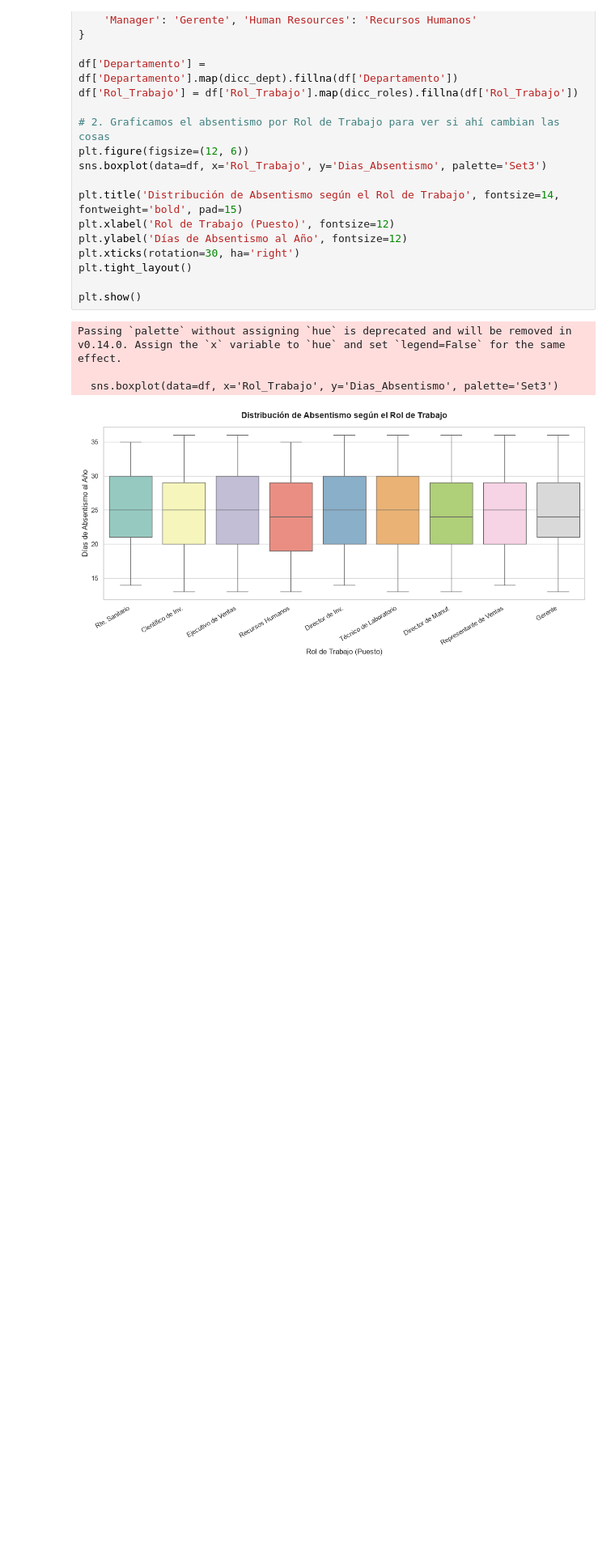
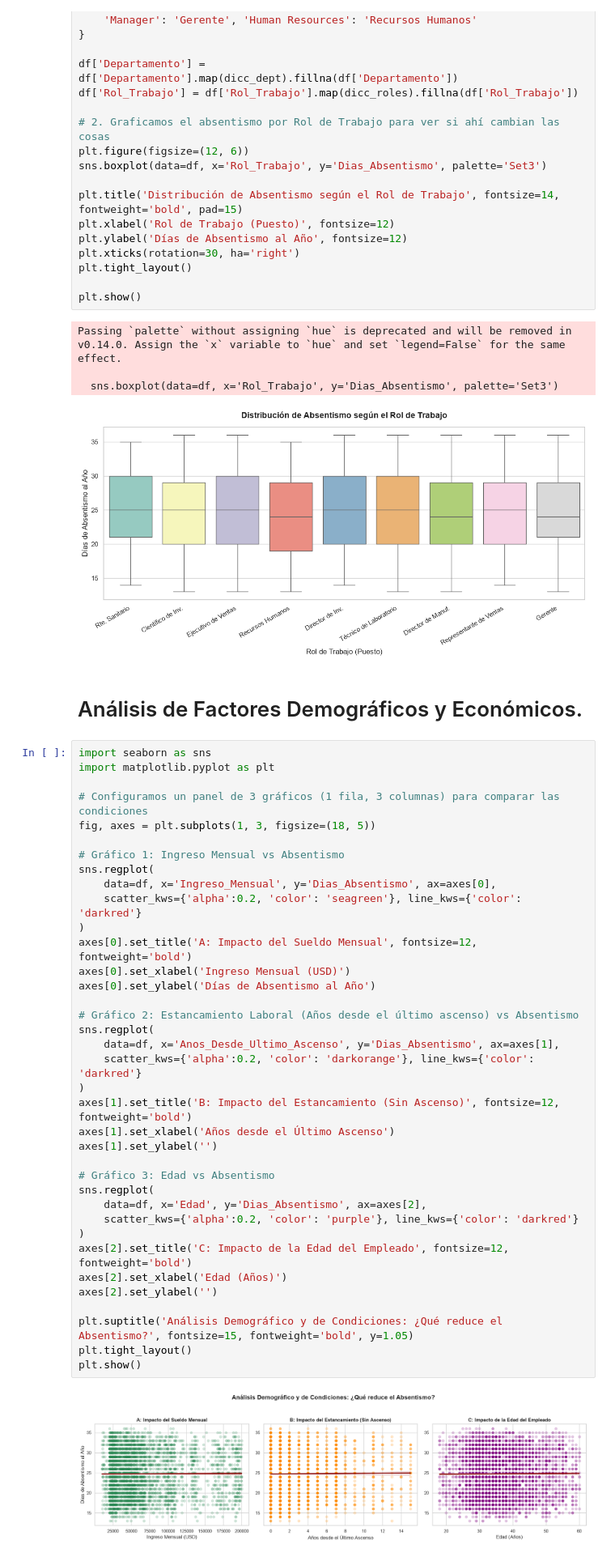
Before and after one commit to CesaReveron/hr-operational-optimizer, a Jupyter notebook: notebooks/01_eda.ipynb, the cells around one changed output. Shown at 81% size. Drawn from its saved outputs; the diff is of its cells as text; blank space fills up the shorter version.

Commit message:
Análisis de factores demográficos y económicos
3 graficos para comparar distintos factores que puedan ser vinculantes

```diff
--- a/notebooks/01_eda.ipynb
+++ b/notebooks/01_eda.ipynb
@@ -188,3 +188,44 @@ Passing `palette` without assigning `hue` is deprecated and will be removed in v
 
   sns.boxplot(data=df, x='Rol_Trabajo', y='Dias_Absentismo', palette='Set3')
 [figure]
+# %% [markdown]
+# Análisis de Factores Demográficos y Económicos.
+# %%
+import seaborn as sns
+import matplotlib.pyplot as plt
+
+# Configuramos un panel de 3 gráficos (1 fila, 3 columnas) para comparar las condiciones
+fig, axes = plt.subplots(1, 3, figsize=(18, 5))
+
+# Gráfico 1: Ingreso Mensual vs Absentismo
+sns.regplot(
+    data=df, x='Ingreso_Mensual', y='Dias_Absentismo', ax=axes[0],
+    scatter_kws={'alpha':0.2, 'color': 'seagreen'}, line_kws={'color': 'darkred'}
+)
+axes[0].set_title('A: Impacto del Sueldo Mensual', fontsize=12, fontweight='bold')
+axes[0].set_xlabel('Ingreso Mensual (USD)')
+axes[0].set_ylabel('Días de Absentismo al Año')
+
+# Gráfico 2: Estancamiento Laboral (Años desde el último ascenso) vs Absentismo
+sns.regplot(
+    data=df, x='Anos_Desde_Ultimo_Ascenso', y='Dias_Absentismo', ax=axes[1],
+    scatter_kws={'alpha':0.2, 'color': 'darkorange'}, line_kws={'color': 'darkred'}
+)
+axes[1].set_title('B: Impacto del Estancamiento (Sin Ascenso)', fontsize=12, fontweight='bold')
+axes[1].set_xlabel('Años desde el Último Ascenso')
+axes[1].set_ylabel('')
+
+# Gráfico 3: Edad vs Absentismo
+sns.regplot(
+    data=df, x='Edad', y='Dias_Absentismo', ax=axes[2],
+    scatter_kws={'alpha':0.2, 'color': 'purple'}, line_kws={'color': 'darkred'}
+)
+axes[2].set_title('C: Impacto de la Edad del Empleado', fontsize=12, fontweight='bold')
+axes[2].set_xlabel('Edad (Años)')
+axes[2].set_ylabel('')
+
+plt.suptitle('Análisis Demográfico y de Condiciones: ¿Qué reduce el Absentismo?', fontsize=15, fontweight='bold', y=1.05)
+plt.tight_layout()
+plt.show()
+# %% [output]
+[figure, added]
```
